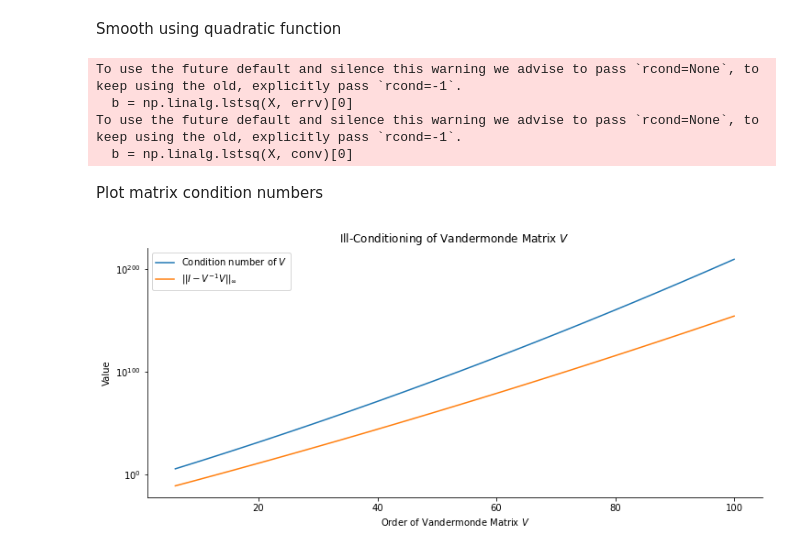
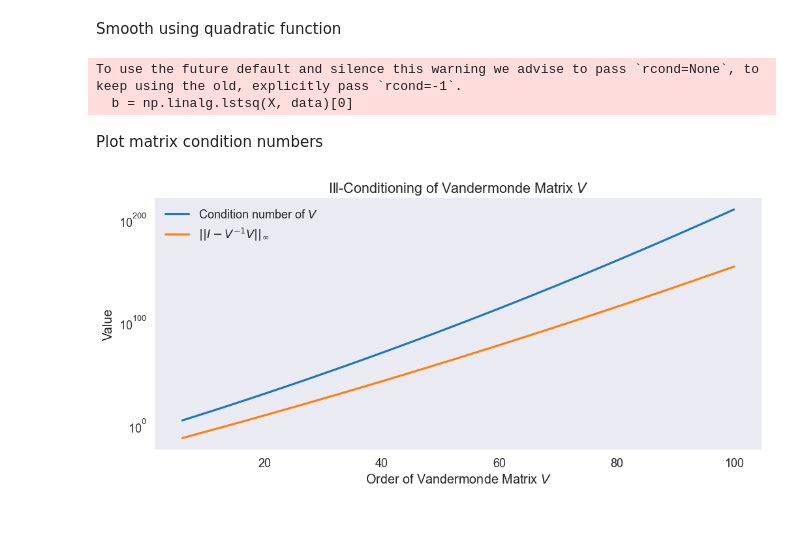
Before and after one commit to randall-romero/CompEcon, a Jupyter notebook: notebooks/lin/02 Ill-conditioning of Vandermonde matrix.ipynb, the cells around one changed output. Cells and saved outputs as stored; diff of their text form; code cells hidden in the pictures; blank space fills up the shorter version.

Commit message:
use pandas in lin notebooks

```diff
--- a/notebooks/lin/02 Ill-conditioning of Vandermonde matrix.ipynb
+++ b/notebooks/lin/02 Ill-conditioning of Vandermonde matrix.ipynb
@@ -16,50 +16,50 @@ Running this file requires the Python version of CompEcon. This can be installed
 <hr>
 # %%
 import numpy as np
+import pandas as pd
 from numpy.linalg import norm, cond, solve
 import time
 import matplotlib.pyplot as plt
 np.set_printoptions(precision=4)
+plt.style.use('seaborn-dark')
+plt.style.use('seaborn-talk')
 # %% [markdown]
 Compute approximation error and matrix condition number
 # %%
-n = np.arange(6, 101)
-nn = n.size
+nvalues = np.arange(6, 101)
 
-errv = np.zeros(nn)
-conv = np.zeros(nn)
+data = pd.DataFrame(index=nvalues, columns=['conv', 'errv'], dtype=float)
+data.index.name = 'n'
 
-for i in range(nn):
-    v = np.vander(1.0 + np.arange(n[i]))
-    errv[i] = np.log10(norm(np.identity(n[i]) - solve(v, v), ord=np.inf))
-    conv[i] = np.log10(cond(v, p=2))
+for n in nvalues:
+    v = np.vander(1.0 + np.arange(n))
+    data.loc[n, 'errv'] = np.log10(norm(np.identity(n) - solve(v, v), ord=np.inf))
+    data.loc[n, 'conv'] = np.log10(cond(v, p=2))
+
+data.rename(columns=dict(errv="$||I-V^{-1}V||_\infty$", conv='Condition number of $V$'), inplace=True)
 # %% [markdown]
 Smooth using quadratic function
 # %%
-X = np.vstack([np.ones_like(n), n, n**2]).T
-b = np.linalg.lstsq(X, errv)[0]
-errv = 10 ** (X @ b)
+X = np.vstack([np.ones_like(nvalues), nvalues, nvalues**2]).T
+b = np.linalg.lstsq(X, data)[0]
+data_smooth = pd.DataFrame(10 ** (X @ b), index=data.index, columns=data.columns)
 
-b = np.linalg.lstsq(X, conv)[0]
-conv = 10 ** (X @ b)
+#b = np.linalg.lstsq(X, conv)[0]
+#conv = 10 ** (X @ b)
 # %% [output]
 To use the future default and silence this warning we advise to pass `rcond=None`, to keep using the old, explicitly pass `rcond=-1`.
-  b = np.linalg.lstsq(X, errv)[0]
-To use the future default and silence this warning we advise to pass `rcond=None`, to keep using the old, explicitly pass `rcond=-1`.
-  b = np.linalg.lstsq(X, conv)[0]
+  b = np.linalg.lstsq(X, data)[0]
 # %% [markdown]
 Plot matrix condition numbers
 # %%
 fig, ax = plt.subplots(figsize=[12, 5])
-ax.plot(n, conv, label='Condition number of $V$')
-ax.plot(n, errv, label="$||I-V^{-1}V||_\infty$")
+ax.set_yscale('log')
+data_smooth.plot(ax=ax)
 ax.set(
     title='Ill-Conditioning of Vandermonde Matrix $V$',
     xlabel='Order of Vandermonde Matrix $V$',
     ylabel='Value',
     yscale='log',
-    yticks=[1,1e100,1e200])
-ax.legend()
-ax.spines[['top', 'right']].set_visible(False)
+    yticks=[1,1e100,1e200]);
 # %% [output]
-[figure, old version]
+[figure, new version]
```
Also changed, not shown: parts of 1 cell of this notebook.
